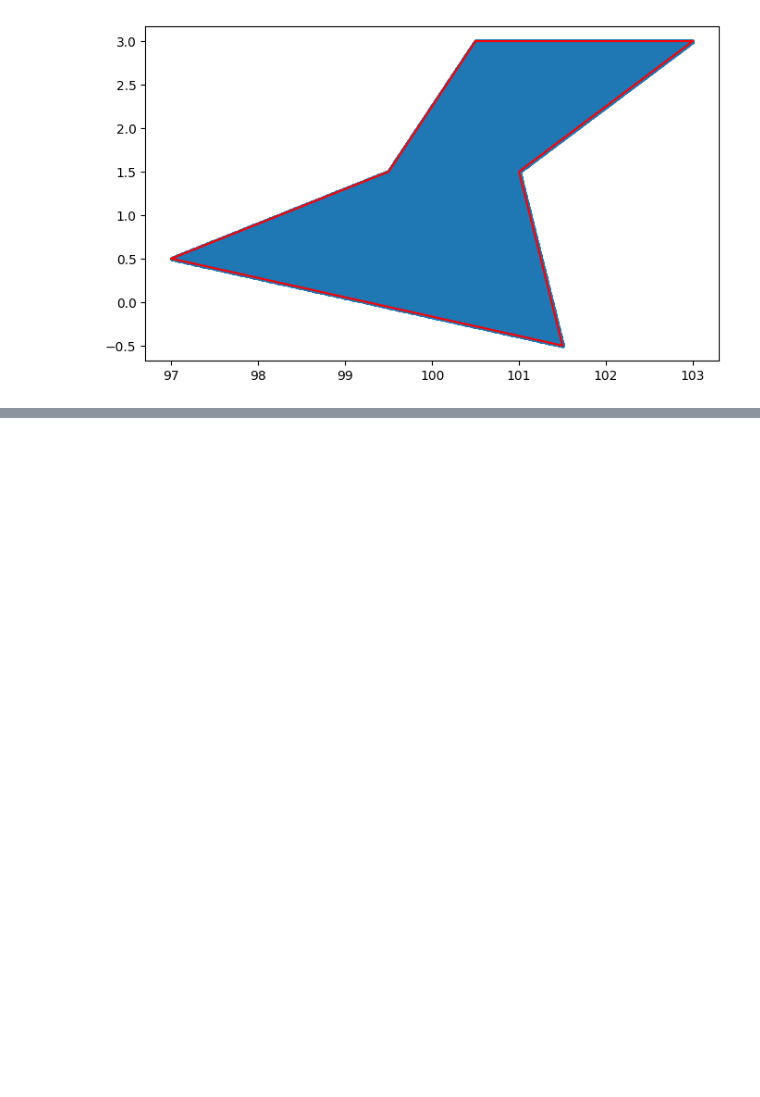
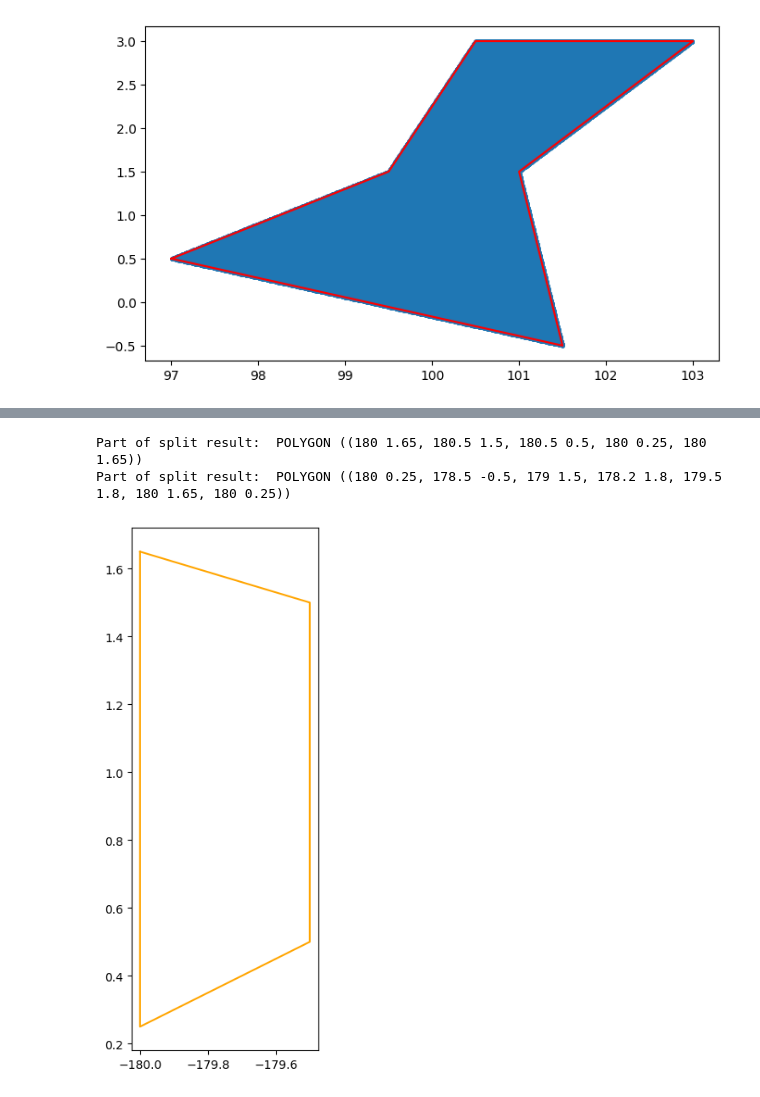
Before and after one commit to cywhale/gebco, a Jupyter notebook: dev/wireframe01.ipynb, the cells around one changed output, grey strips where cells are left out. Saved outputs shown, nothing was run; the diff lists cells and outputs as text; code cells hidden in the pictures; blank space fills up the shorter version.

```diff
--- a/dev/wireframe01.ipynb
+++ b/dev/wireframe01.ipynb
@@ -1124,0 +1229,20 @@ MULTILINESTRING ((104 24, 104.25 24.25, 104.5 24.5), (107 27, 107.18 27.25, 107.
+# %%
+#test transform back to -180 - 180
+i = 0
+
+for part in split_poly.geoms:
+    print("Part of split result: ", part)
+    if part.is_empty:
+        continue
+    isRight = is_right_polygon(part)
+    transformed_coords = transform_back_to_180(part.exterior.coords, isRight)
+    transformed_polygon = Polygon(transformed_coords)
+    colorx = 'red' if isRight else 'orange'
+    fig, ax = plt.subplots(figsize=(8, 8))
+    ax.set_aspect("equal")
+    ax.plot(*transformed_polygon.exterior.xy, color=colorx)
+    i = i+1
+# %% [output]
+Part of split result:  POLYGON ((180 1.65, 180.5 1.5, 180.5 0.5, 180 0.25, 180 1.65))
+Part of split result:  POLYGON ((180 0.25, 178.5 -0.5, 179 1.5, 178.2 1.8, 179.5 1.8, 180 1.65, 180 0.25))
+[figure, added]
```
Also changed, not shown: parts of 16 cells of this notebook, 7 other files.
